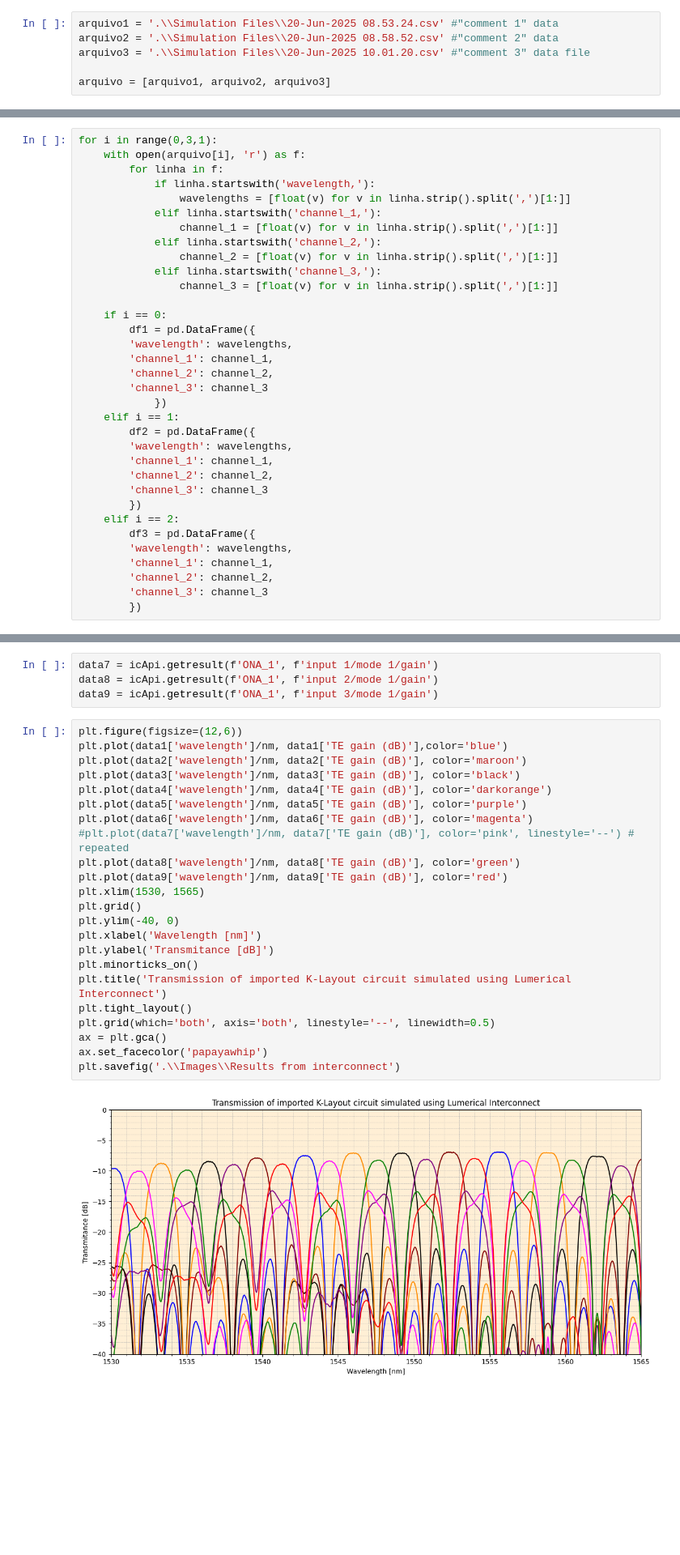
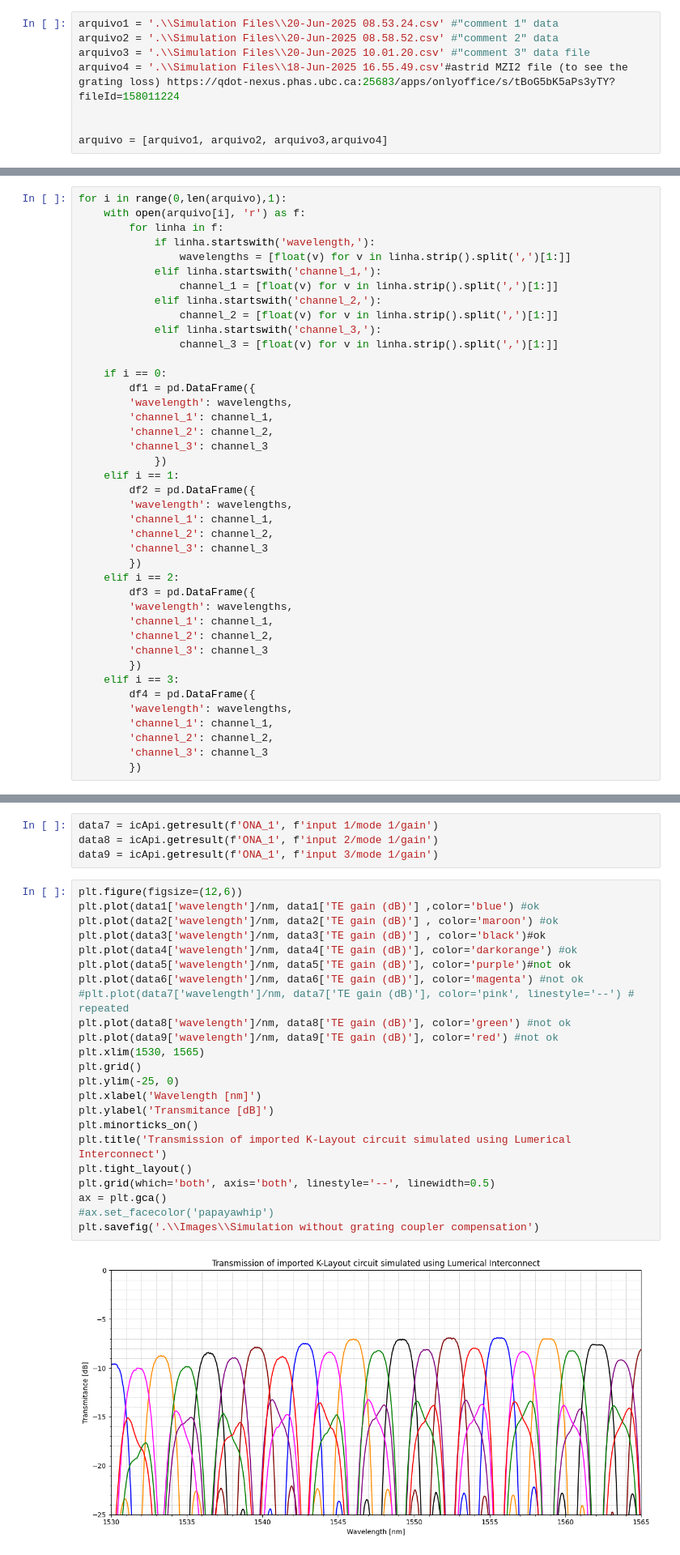
Before and after one commit to Lucivaldo1/Photonics-Training-Program, a Jupyter notebook: Photonics training/March 2025 OpenEBL Results/teste_files.ipynb, the cells around one changed output, grey strips where cells are left out. Shown at 81% size. Cells and saved outputs as stored; diff of their text form; blank space fills up the shorter version.

Commit message:
compensacao dos acopladores, novas figuras e arquivos de apresentacao

```diff
--- a/Photonics training/March 2025 OpenEBL Results/teste_files.ipynb
+++ b/Photonics training/March 2025 OpenEBL Results/teste_files.ipynb
@@ -7,5 +10,7 @@ import warnings
 arquivo1 = '.\\Simulation Files\\20-Jun-2025 08.53.24.csv' #"comment 1" data
 arquivo2 = '.\\Simulation Files\\20-Jun-2025 08.58.52.csv' #"comment 2" data
 arquivo3 = '.\\Simulation Files\\20-Jun-2025 10.01.20.csv' #"comment 3" data file
+arquivo4 = '.\\Simulation Files\\18-Jun-2025 16.55.49.csv'#astrid MZI2 file (to see the grating loss) https://qdot-nexus.phas.ubc.ca:25683/apps/onlyoffice/s/tBoG5bK5aPs3yTY?fileId=158011224
 
-arquivo = [arquivo1, arquivo2, arquivo3]
+
+arquivo = [arquivo1, arquivo2, arquivo3,arquivo4]
@@ -12,5 +19,5 @@ arquivo = [arquivo1, arquivo2, arquivo3]
 # %%
-for i in range(0,3,1):
+for i in range(0,len(arquivo),1):
     with open(arquivo[i], 'r') as f:
         for linha in f:
             if linha.startswith('wavelength,'):
@@ -43,3 +50,10 @@ for i in range(0,3,1):
         'channel_2': channel_2,
         'channel_3': channel_3
         })
+    elif i == 3:
+        df4 = pd.DataFrame({
+        'wavelength': wavelengths,
+        'channel_1': channel_1,
+        'channel_2': channel_2,
+        'channel_3': channel_3
+        })
@@ -112,26 +120,26 @@ data8 = icApi.getresult(f'ONA_1', f'input 2/mode 1/gain')
 data9 = icApi.getresult(f'ONA_1', f'input 3/mode 1/gain')
 # %%
 plt.figure(figsize=(12,6))
-plt.plot(data1['wavelength']/nm, data1['TE gain (dB)'],color='blue')
-plt.plot(data2['wavelength']/nm, data2['TE gain (dB)'], color='maroon')
-plt.plot(data3['wavelength']/nm, data3['TE gain (dB)'], color='black')
-plt.plot(data4['wavelength']/nm, data4['TE gain (dB)'], color='darkorange')
-plt.plot(data5['wavelength']/nm, data5['TE gain (dB)'], color='purple')
-plt.plot(data6['wavelength']/nm, data6['TE gain (dB)'], color='magenta')
+plt.plot(data1['wavelength']/nm, data1['TE gain (dB)'] ,color='blue') #ok
+plt.plot(data2['wavelength']/nm, data2['TE gain (dB)'] , color='maroon') #ok
+plt.plot(data3['wavelength']/nm, data3['TE gain (dB)'] , color='black')#ok
+plt.plot(data4['wavelength']/nm, data4['TE gain (dB)'], color='darkorange') #ok
+plt.plot(data5['wavelength']/nm, data5['TE gain (dB)'], color='purple')#not ok
+plt.plot(data6['wavelength']/nm, data6['TE gain (dB)'], color='magenta') #not ok
 #plt.plot(data7['wavelength']/nm, data7['TE gain (dB)'], color='pink', linestyle='--') # repeated
-plt.plot(data8['wavelength']/nm, data8['TE gain (dB)'], color='green')
-plt.plot(data9['wavelength']/nm, data9['TE gain (dB)'], color='red')
+plt.plot(data8['wavelength']/nm, data8['TE gain (dB)'], color='green') #not ok
+plt.plot(data9['wavelength']/nm, data9['TE gain (dB)'], color='red') #not ok
 plt.xlim(1530, 1565)
 plt.grid()
-plt.ylim(-40, 0)
+plt.ylim(-25, 0)
 plt.xlabel('Wavelength [nm]')
 plt.ylabel('Transmitance [dB]')
 plt.minorticks_on()
 plt.title('Transmission of imported K-Layout circuit simulated using Lumerical Interconnect')
 plt.tight_layout()
 plt.grid(which='both', axis='both', linestyle='--', linewidth=0.5)
 ax = plt.gca()
-ax.set_facecolor('papayawhip')
-plt.savefig('.\\Images\\Results from interconnect')
+#ax.set_facecolor('papayawhip')
+plt.savefig('.\\Images\\Simulation without grating coupler compensation')
 # %% [output]
-[figure, old version]
+[figure, new version]
```
Also changed, not shown: parts of 34 cells of this notebook, 22 other files.
